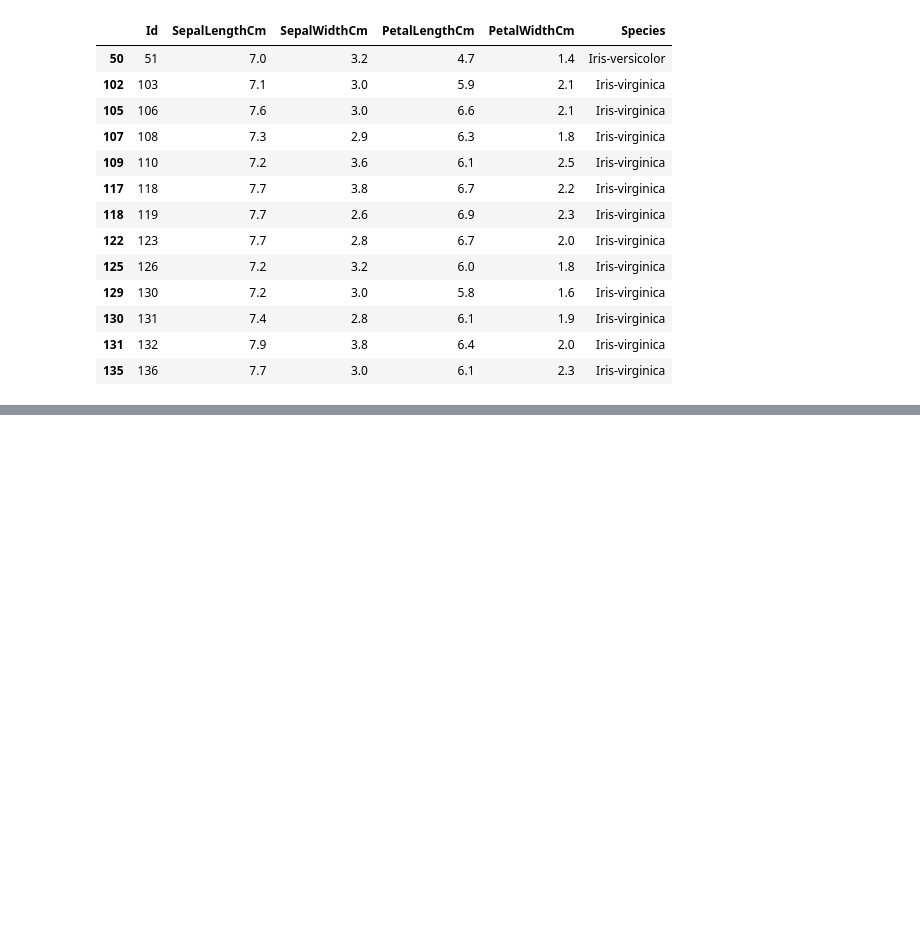
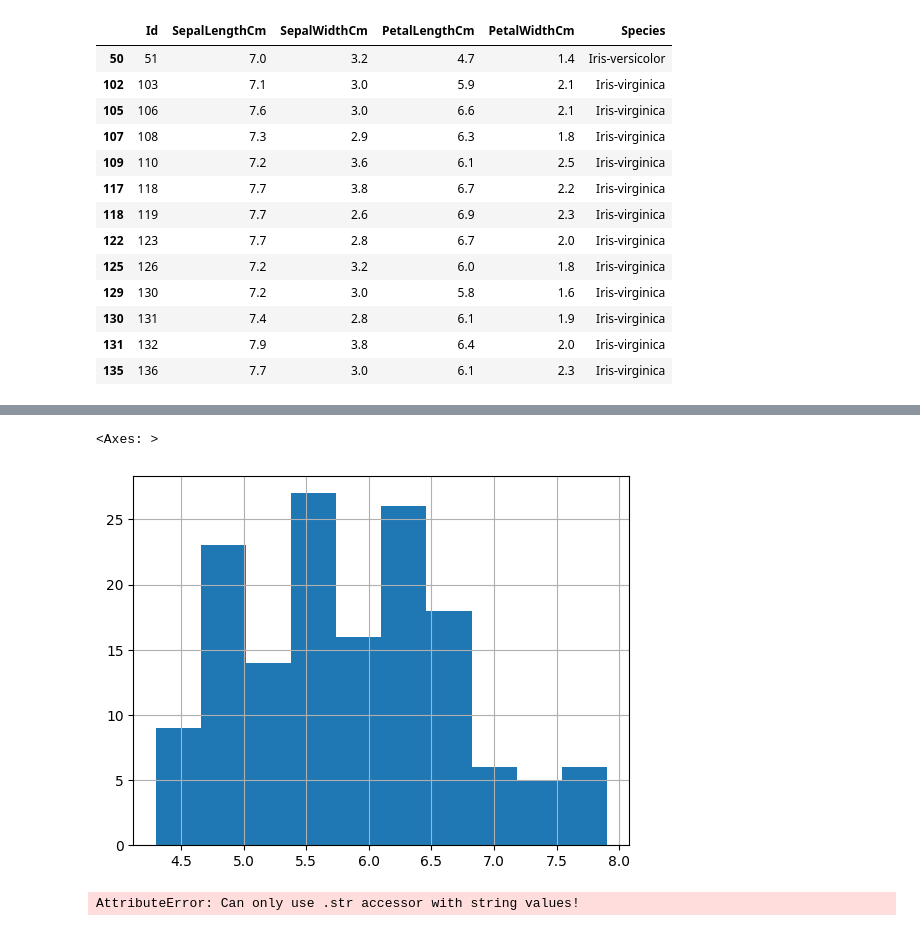
Before and after one commit to AmmaraYounas/Data_Analysis_Practice, a Jupyter notebook: Pandas_libraries.ipynb, the cells around one changed output, grey strips where cells are left out. Saved outputs shown, nothing was run; the diff lists cells and outputs as text; code cells hidden in the pictures; blank space fills up the shorter version.

```diff
--- a/Pandas_libraries.ipynb
+++ b/Pandas_libraries.ipynb
@@ -160,0 +160,9 @@ df[df['SepalLengthCm']>=7.0]
+# %%
+df['SepalLengthCm'].hist()
+# %% [output]
+<Axes: >
+[figure, added]
+# %%
+df["Species"].str.replace(["[\-]"],' ') ### changing object type for formatting
+# %% [output]
+AttributeError: Can only use .str accessor with string values!
```
Also changed, not shown: parts of 34 cells of this notebook.
